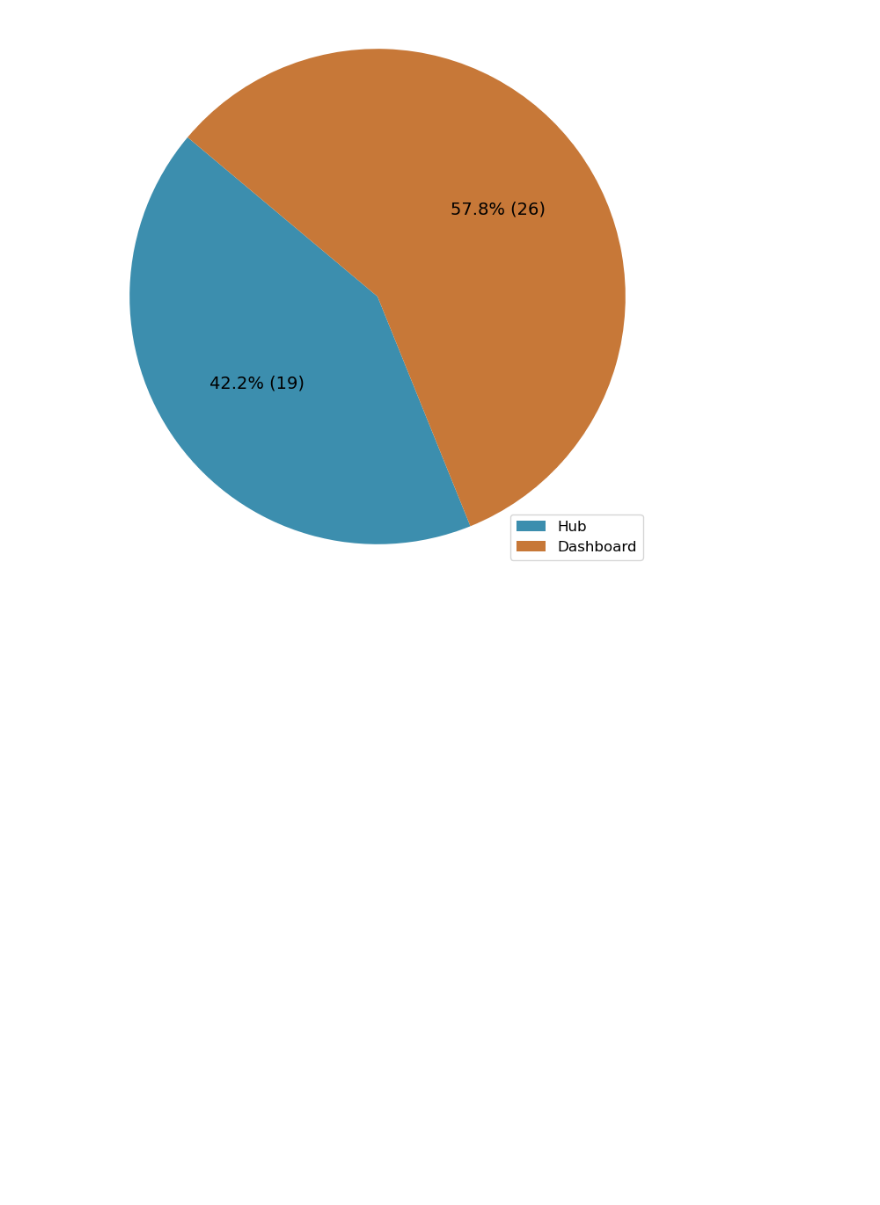
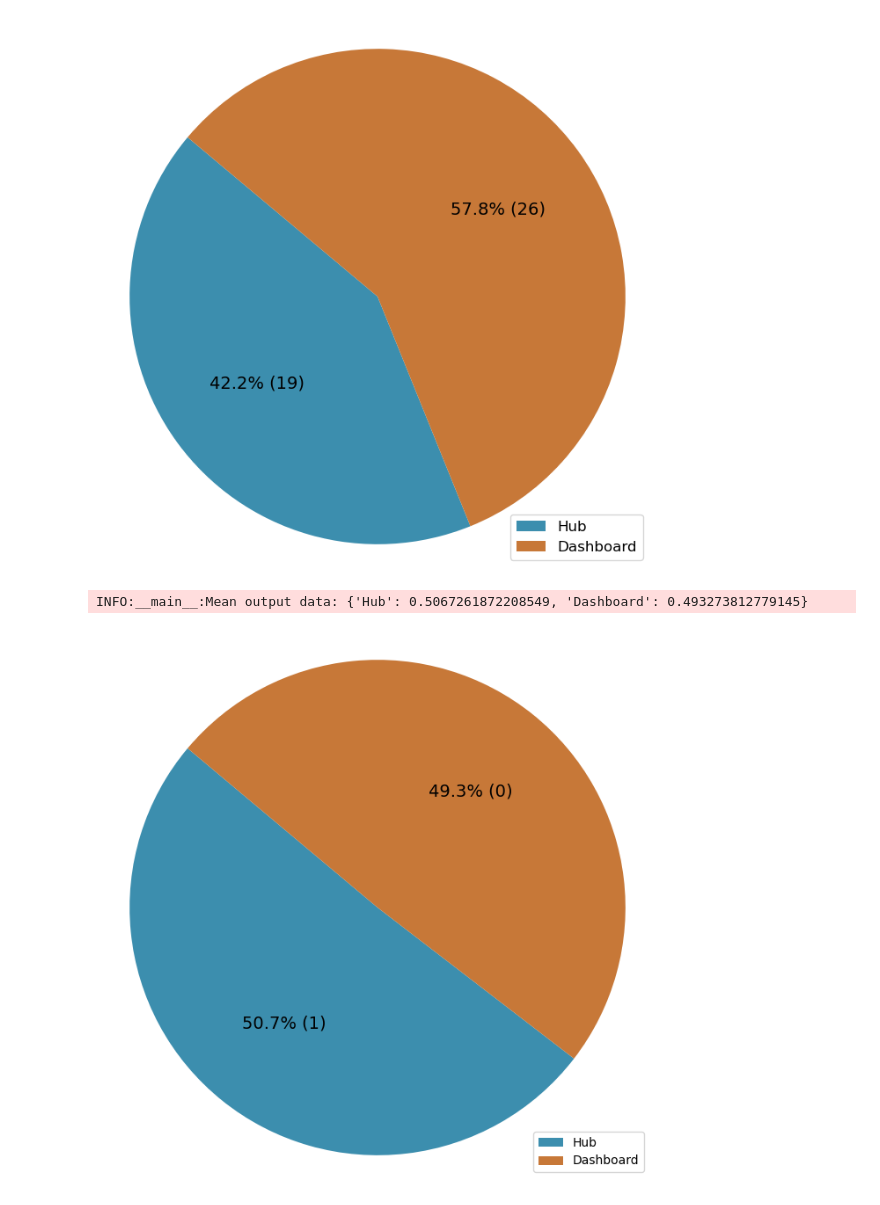
Before and after one commit to DavidMueller1/master-thesis-jupyter-plots, a Jupyter notebook: smartHome_privacyStateChangeLocations.ipynb, the cells around one changed output. Cells and saved outputs as stored; diff of their text form; code cells hidden in the pictures; blank space fills up the shorter version.

Commit message:
Added plot for all weeks to privacyStateChangeLocations

```diff
--- a/smartHome_privacyStateChangeLocations.ipynb
+++ b/smartHome_privacyStateChangeLocations.ipynb
@@ -30,8 +30,13 @@ def autopct_format(values):
         return f'{pct:.1f}% ({val:d})'
     return my_autopct
 
+chosen_weeks = [1, 2, 3, 4]
+
 # Load the data
-data = data_loader.fancy_load_data_change_types(weeks=[1, 2, 3, 4])
+data = data_loader.fancy_load_data_change_types(weeks=chosen_weeks)
+
+# Used for the big chart
+proportion_data = []
 
 # Generate plot for each week seperately
 for week, week_data in data.items():
@@ -51,6 +56,16 @@ for week, week_data in data.items():
     # Count occurrences of each privacyState
     privacy_state_counts = Counter(change_types)
 
+    # For the big chart
+    total = sum(privacy_state_counts.values())
+    for key, value in privacy_state_counts.items():
+        proportion_data.append({
+            'week': week,
+            'privacy_state': key,
+            'count': value,
+            'proportion': value / total
+        })
+
     # Prepare data for pie chart
     labels = privacy_state_counts.keys()
     sizes = privacy_state_counts.values()
@@ -68,31 +83,68 @@ for week, week_data in data.items():
 
     plt.savefig(f'output/state_change_location_week_{week}.pdf', format='pdf')
     plt.show()
+
+
+### Create a big chart
+
+# Calculate the mean over the proportions
+output_data_mean = {}
+for item in proportion_data:
+    if item['privacy_state'] not in output_data_mean:
+        output_data_mean[item['privacy_state']] = 0
+    output_data_mean[item['privacy_state']] += item['proportion']
+
+for key in output_data_mean:
+    output_data_mean[key] /= len(chosen_weeks)
+
+logger.info(f'Mean output data: {output_data_mean}')
+
+# Create the pie chart with the output mean
+labels = output_data_mean.keys()
+
+# Prepare data for pie chart
+sizes = [output_data_mean[label] for label in labels]
+
+# Get the corresponding colors for each label
+colors = [color_mapping[label] for label in labels]
+
+# Create the pie chart
+plt.figure(figsize=(8, 8))
+plt.pie(sizes, autopct=autopct_format(sizes), startangle=140, colors=colors, textprops={'fontsize': 14})
+plt.axis('equal')  # Equal aspect ratio ensures that pie is drawn as a circle.
+# Add a legend
+plt.legend(loc='lower right', labels=labels)
+
+plt.savefig('output/state_change_location_all.pdf', format='pdf')
+
+plt.show()
 # %% [output]
 INFO:util.fancy_data_loader:Loading data from data/week_1/PrivacyhubDB.contactsensorstates.json
 INFO:util.fancy_data_loader:Loading data from data/week_1/PrivacyhubDB.onoffpluginunitstates.json
 INFO:util.fancy_data_loader:Loading data from data/week_2/PrivacyhubDB.contactsensorstates.json
 INFO:util.fancy_data_loader:Loading data from data/week_2/PrivacyhubDB.onoffpluginunitstates.json
 INFO:util.fancy_data_loader:Loading data from data/week_3/PrivacyhubDB.contactsensorstates.json
 INFO:util.fancy_data_loader:Loading data from data/week_3/PrivacyhubDB.onoffpluginunitstates.json
 INFO:util.fancy_data_loader:Loading data from data/week_4/PrivacyhubDB.contactsensorstates.json
 INFO:util.fancy_data_loader:Loading data from data/week_4/PrivacyhubDB.onoffpluginunitstates.json
 INFO:util.fancy_data_loader:Filtered data of 13E56C4E1FD98745 based on actual privacy state: before=838, after=66
 INFO:util.fancy_data_loader:Filtered data of 39C0AE0A9852E5EE based on actual privacy state: before=363, after=42
 INFO:util.fancy_data_loader:Filtered data of F7D9D208C65ADE9B based on actual privacy state: before=155, after=42
 INFO:util.fancy_data_loader:Filtered data of B1844314D756D84B based on actual privacy state: before=252, after=71
 ... (16 lines left out)
 INFO:util.fancy_data_loader:Filtered data of 6E628ADD7E9FB178 based on change types: before=17, after=16
 INFO:util.fancy_data_loader:Filtered data of 04D7DC521AF6EC84 based on change types: before=18, after=17
 INFO:__main__:Processing week 1
 INFO:__main__:Total data points of week 1: 106
 [figure]
 INFO:__main__:Processing week 2
 INFO:__main__:Total data points of week 2: 125
 [figure]
 INFO:__main__:Processing week 3
 INFO:__main__:Total data points of week 3: 23
 [figure]
 INFO:__main__:Processing week 4
 INFO:__main__:Total data points of week 4: 45
 [figure]
+INFO:__main__:Mean output data: {'Hub': 0.5067261872208549, 'Dashboard': 0.493273812779145}
+[figure, added]
```
Also changed, not shown: 2 other files.
